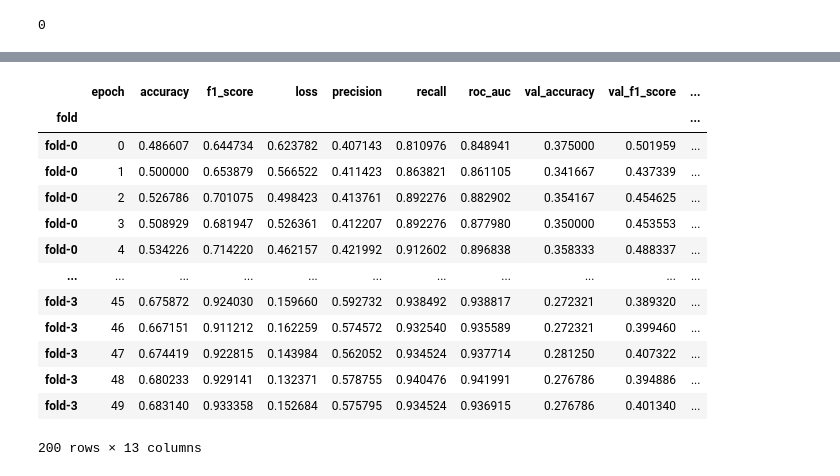
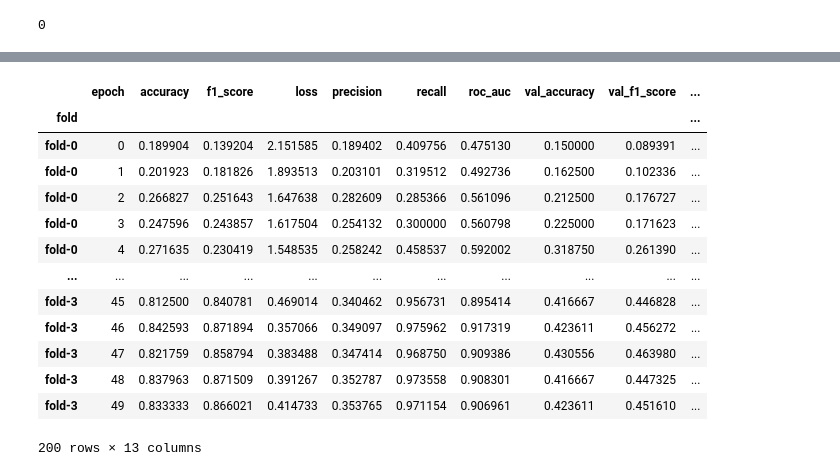
Before and after one commit to yunama47/Klasifikasi-Mammografi, a Jupyter notebook: kaggle_training_notebook.ipynb, the cells around one changed output, grey strips where cells are left out. Cells and saved outputs as stored; diff of their text form; code cells hidden in the pictures.

```diff
--- a/kaggle_training_notebook.ipynb
+++ b/kaggle_training_notebook.ipynb
@@ -39,9 +39,9 @@ class D:
 
     #param for dataset
     image_size = (512,288)
-    batch_size = 12
+    batch_size = 16
     shuffle_buffer = 3000
-    ds_type = "vindr-mammo" # {"all", "vindr-ammo", "cbis-ddsm"}
+    ds_type = "vindr-mammo-training" # {"all", "vindr-mammo-all", "vindr-mammo-training", "cbis-ddsm"}
     dataset_balancing = "balanced"
     images_dir = "/kaggle/input/multi-view-dataset-v2/images"
     views = ["CC", "MLO"]
@@ -1063,26 +1139,26 @@ results_recommended_action
 # %%
 with zipfile.ZipFile("train_log.zip") as zr:
-    model_name = "mmv_model6"
+    model_name = "mmv_model"
     model_cv = pd.DataFrame()
     for i in range(4):
         fold_cv = pd.read_csv(zr.open(f"{model_name}_fold-{i}.csv"))
         fold_cv["fold"] = f"fold-{i}"
         model_cv = pd.concat((model_cv, fold_cv))
 model_cv.set_index("fold")
 # %% [output]
 |  | epoch | accuracy | f1_score | loss | precision | recall | roc_auc | val_accuracy | val_f1_score | ... |
 | fold |  |  |  |  |  |  |  |  |  | ... |
-| fold-0 | 0 | 0.486607 | 0.644734 | 0.623782 | 0.407143 | 0.810976 | 0.848941 | 0.375000 | 0.501959 | ... |
-| fold-0 | 1 | 0.500000 | 0.653879 | 0.566522 | 0.411423 | 0.863821 | 0.861105 | 0.341667 | 0.437339 | ... |
-| fold-0 | 2 | 0.526786 | 0.701075 | 0.498423 | 0.413761 | 0.892276 | 0.882902 | 0.354167 | 0.454625 | ... |
-| fold-0 | 3 | 0.508929 | 0.681947 | 0.526361 | 0.412207 | 0.892276 | 0.877980 | 0.350000 | 0.453553 | ... |
-| fold-0 | 4 | 0.534226 | 0.714220 | 0.462157 | 0.421992 | 0.912602 | 0.896838 | 0.358333 | 0.488337 | ... |
+| fold-0 | 0 | 0.189904 | 0.139204 | 2.151585 | 0.189402 | 0.409756 | 0.475130 | 0.150000 | 0.089391 | ... |
+| fold-0 | 1 | 0.201923 | 0.181826 | 1.893513 | 0.203101 | 0.319512 | 0.492736 | 0.162500 | 0.102336 | ... |
+| fold-0 | 2 | 0.266827 | 0.251643 | 1.647638 | 0.282609 | 0.285366 | 0.561096 | 0.212500 | 0.176727 | ... |
+| fold-0 | 3 | 0.247596 | 0.243857 | 1.617504 | 0.254132 | 0.300000 | 0.560798 | 0.225000 | 0.171623 | ... |
+| fold-0 | 4 | 0.271635 | 0.230419 | 1.548535 | 0.258242 | 0.458537 | 0.592002 | 0.318750 | 0.261390 | ... |
 | ... | ... | ... | ... | ... | ... | ... | ... | ... | ... | ... |
-| fold-3 | 45 | 0.675872 | 0.924030 | 0.159660 | 0.592732 | 0.938492 | 0.938817 | 0.272321 | 0.389320 | ... |
-| fold-3 | 46 | 0.667151 | 0.911212 | 0.162259 | 0.574572 | 0.932540 | 0.935589 | 0.272321 | 0.399460 | ... |
-| fold-3 | 47 | 0.674419 | 0.922815 | 0.143984 | 0.562052 | 0.934524 | 0.937714 | 0.281250 | 0.407322 | ... |
-| fold-3 | 48 | 0.680233 | 0.929141 | 0.132371 | 0.578755 | 0.940476 | 0.941991 | 0.276786 | 0.394886 | ... |
-| fold-3 | 49 | 0.683140 | 0.933358 | 0.152684 | 0.575795 | 0.934524 | 0.936915 | 0.276786 | 0.401340 | ... |
+| fold-3 | 45 | 0.812500 | 0.840781 | 0.469014 | 0.340462 | 0.956731 | 0.895414 | 0.416667 | 0.446828 | ... |
+| fold-3 | 46 | 0.842593 | 0.871894 | 0.357066 | 0.349097 | 0.975962 | 0.917319 | 0.423611 | 0.456272 | ... |
+| fold-3 | 47 | 0.821759 | 0.858794 | 0.383488 | 0.347414 | 0.968750 | 0.909386 | 0.430556 | 0.463980 | ... |
+| fold-3 | 48 | 0.837963 | 0.871509 | 0.391267 | 0.352787 | 0.973558 | 0.908301 | 0.416667 | 0.447325 | ... |
+| fold-3 | 49 | 0.833333 | 0.866021 | 0.414733 | 0.353765 | 0.971154 | 0.906961 | 0.423611 | 0.451610 | ... |
 200 rows × 13 columns
 # %%
 metrics = ['f1_score', 'val_f1_score', 'loss', 'val_loss']
```
Also changed, not shown: parts of 12 cells of this notebook.
